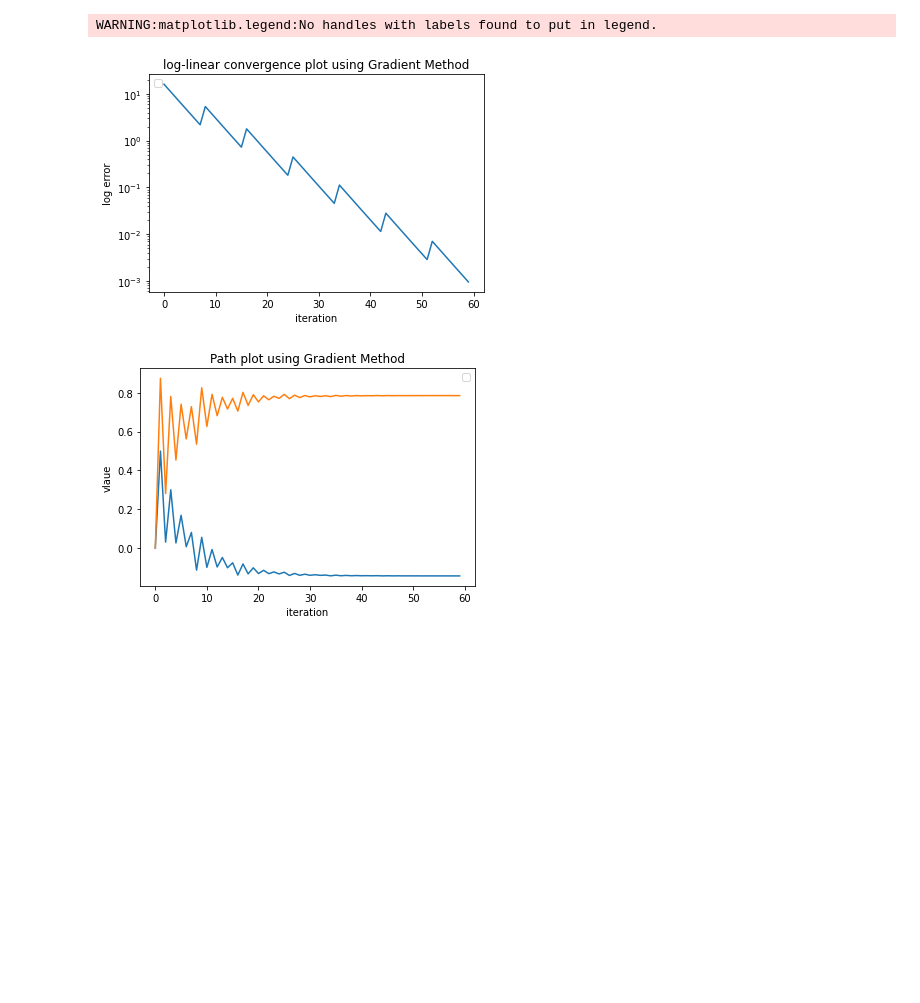
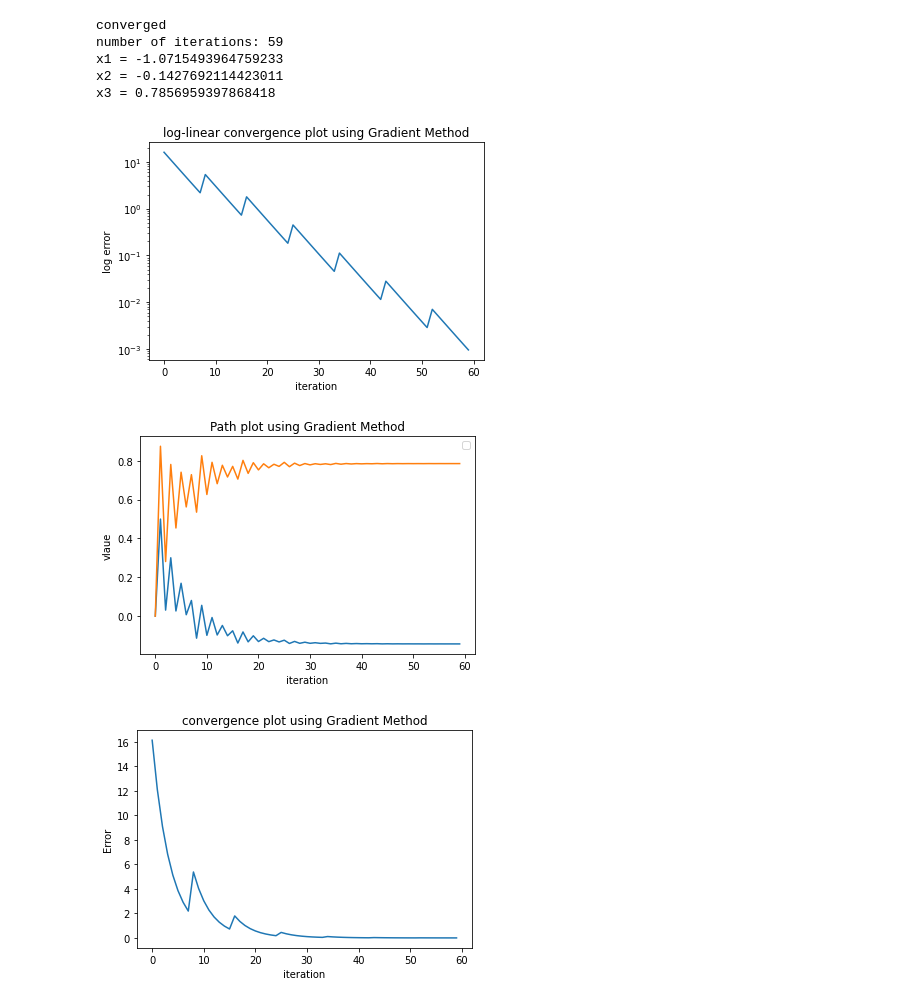
Before and after one commit to siddahant/DESOPT, a Jupyter notebook: converges.ipynb, the cells around one changed output. Cells and saved outputs as stored; diff of their text form; code cells hidden in the pictures; blank space fills up the shorter version.

```diff
--- a/converges.ipynb
+++ b/converges.ipynb
@@ -84,7 +106,12 @@ def results (fun, g, h, x0, method):
 # %%
-results(fun, g, H, np.array([0,0]),"G")
+x=results(fun, g, H, np.array([0,0]),"G",100)
 # %% [output]
-WARNING:matplotlib.legend:No handles with labels found to put in legend.
+converged
+number of iterations: 59
+x1 = -1.0715493964759233
+x2 = -0.1427692114423011
+x3 = 0.7856959397868418
 [figure]
 [figure]
+[figure, added]
 # %%
```
Also changed, not shown: parts of 3 cells of this notebook.
